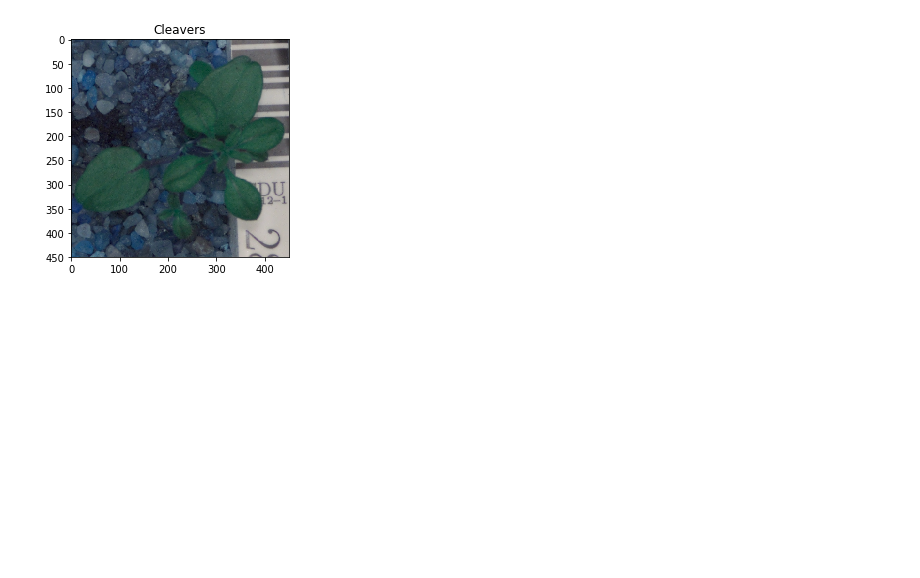
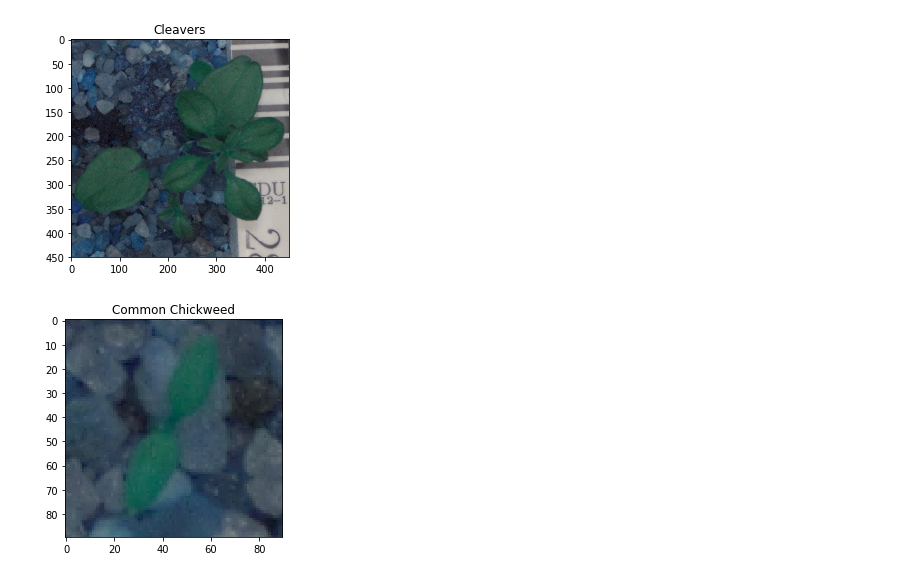
Before and after one commit to ngilmore/ml_model_deployment, a Jupyter notebook: notebooks/2.0-ng-differentiate-weeds-using-cnn.ipynb, the cells around one changed output. Saved outputs shown, nothing was run; the diff lists cells and outputs as text; code cells hidden in the pictures; blank space fills up the shorter version.

Commit message:
visualize a few images

```diff
--- a/notebooks/2.0-ng-differentiate-weeds-using-cnn.ipynb
+++ b/notebooks/2.0-ng-differentiate-weeds-using-cnn.ipynb
@@ -222,3 +223,7 @@ def plot_single_image(df, image_number):
 plot_single_image(images_df, 0)
 # %% [output]
 [figure]
+# %%
+plot_single_image(images_df, 1000)
+# %% [output]
+[figure, added]
```
Also changed, not shown: parts of 4 cells of this notebook.
